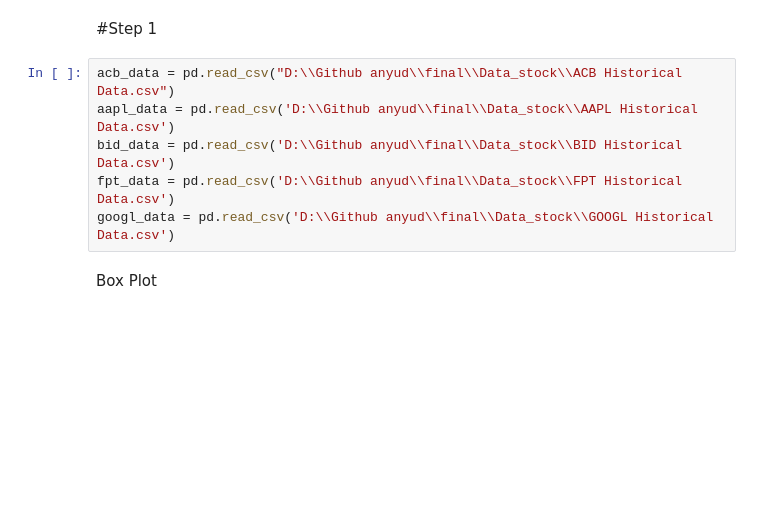
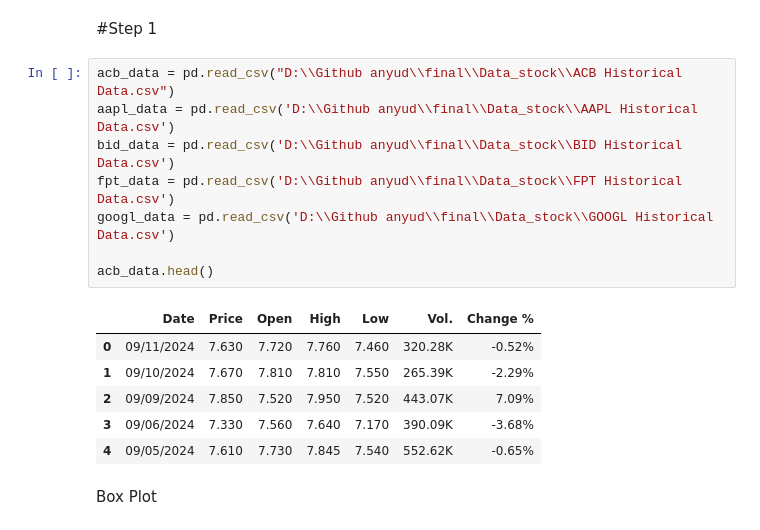
Before and after one commit to anyud/final, a Jupyter notebook: Data_stock/new_data_mining.ipynb, the cells around one changed output. Cells and saved outputs as stored; diff of their text form; blank space fills up the shorter version.

```diff
--- a/Data_stock/new_data_mining.ipynb
+++ b/Data_stock/new_data_mining.ipynb
@@ -10,9 +10,18 @@ from statsmodels.tsa.seasonal import seasonal_decompose
 # %%
 acb_data = pd.read_csv("D:\\Github anyud\\final\\Data_stock\\ACB Historical Data.csv")
 aapl_data = pd.read_csv('D:\\Github anyud\\final\\Data_stock\\AAPL Historical Data.csv')
 bid_data = pd.read_csv('D:\\Github anyud\\final\\Data_stock\\BID Historical Data.csv')
 fpt_data = pd.read_csv('D:\\Github anyud\\final\\Data_stock\\FPT Historical Data.csv')
 googl_data = pd.read_csv('D:\\Github anyud\\final\\Data_stock\\GOOGL Historical Data.csv')
+
+acb_data.head()
+# %% [output]
+|  | Date | Price | Open | High | Low | Vol. | Change % |
+| 0 | 09/11/2024 | 7.630 | 7.720 | 7.760 | 7.460 | 320.28K | -0.52% |
+| 1 | 09/10/2024 | 7.670 | 7.810 | 7.810 | 7.550 | 265.39K | -2.29% |
+| 2 | 09/09/2024 | 7.850 | 7.520 | 7.950 | 7.520 | 443.07K | 7.09% |
+| 3 | 09/06/2024 | 7.330 | 7.560 | 7.640 | 7.170 | 390.09K | -3.68% |
+| 4 | 09/05/2024 | 7.610 | 7.730 | 7.845 | 7.540 | 552.62K | -0.65% |
 # %% [markdown]
 Box Plot
 # %%
```
Also changed, not shown: parts of 4 cells of this notebook, 8 other files.
